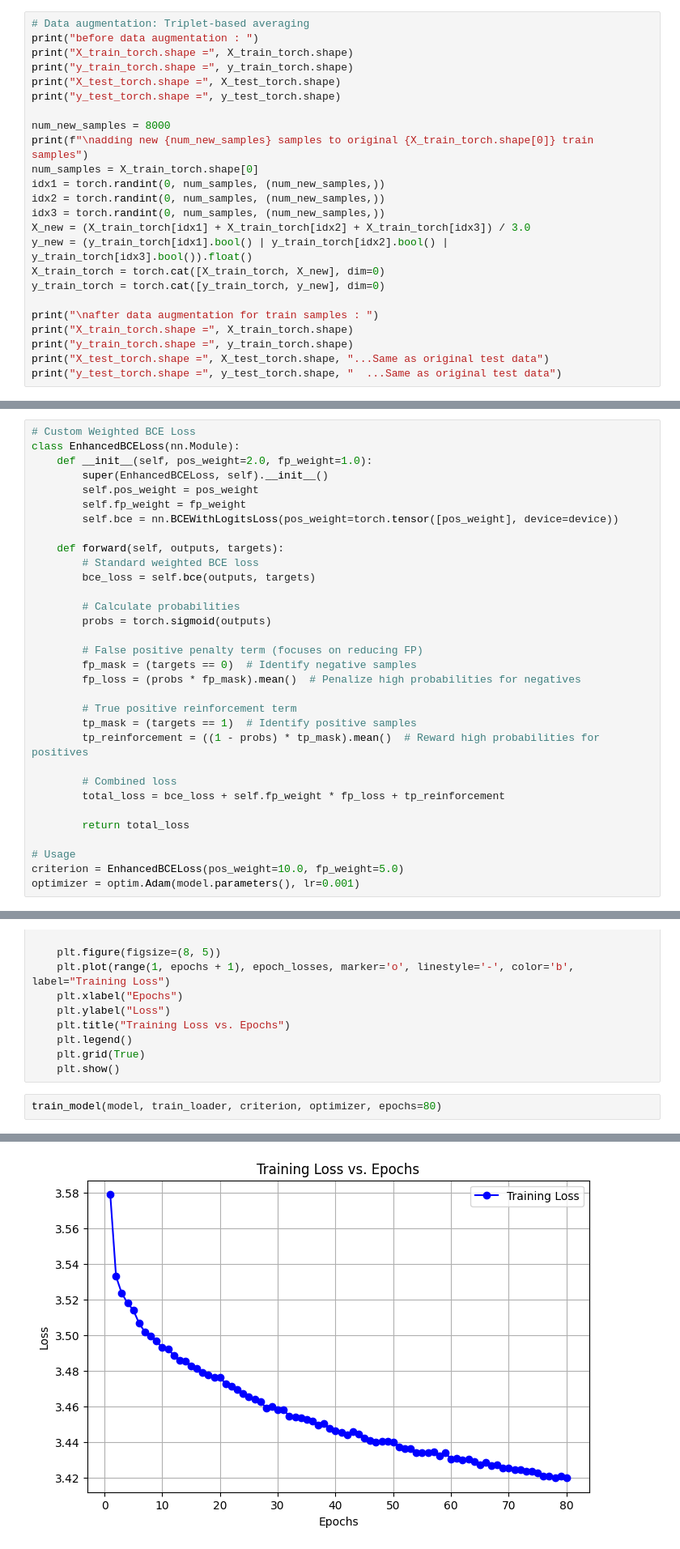
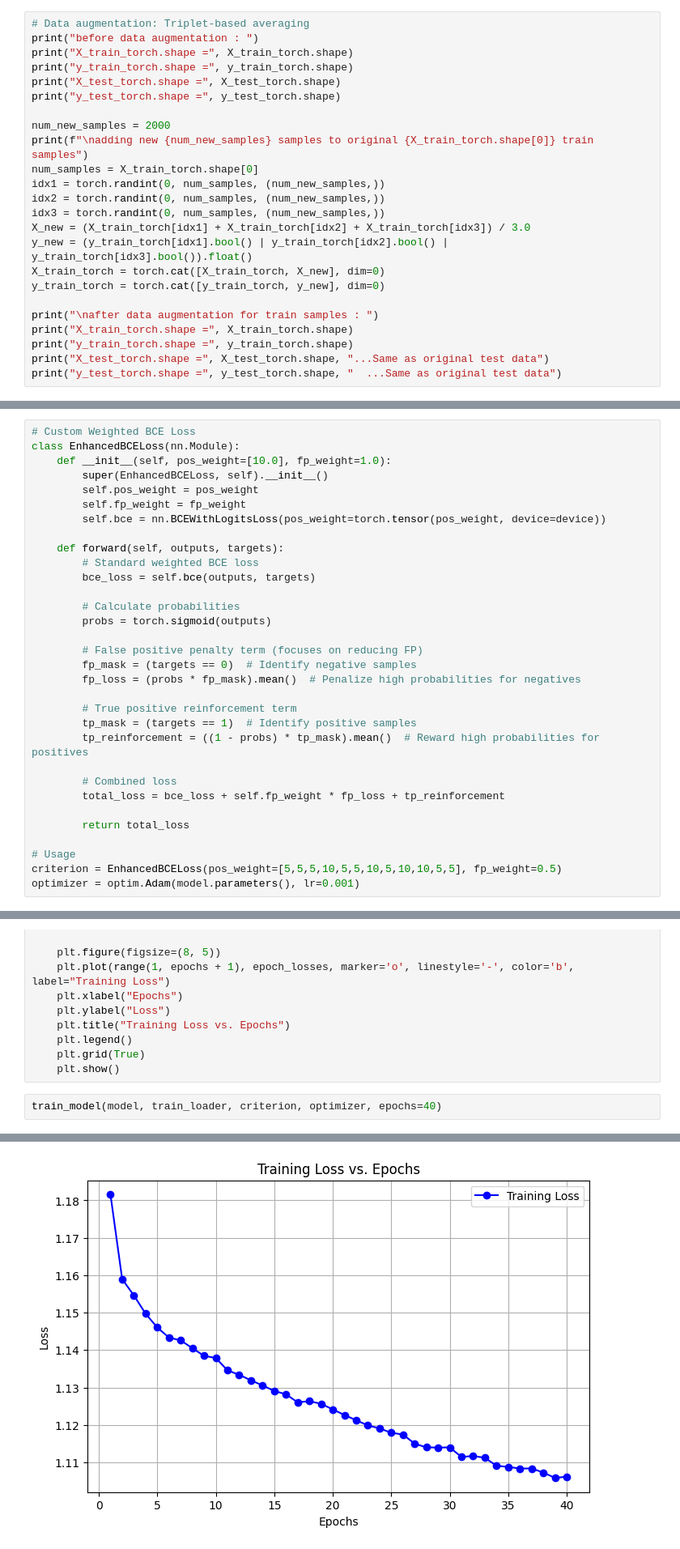
Before and after one commit to shreekar2005/Cheminformatics_DC, a Jupyter notebook: DC2_NN_both_features.ipynb, the cells around one changed output, grey strips where cells are left out. Shown at 81% size. Saved outputs shown, nothing was run; the diff lists cells and outputs as text.

```diff
--- a/DC2_NN_both_features.ipynb
+++ b/DC2_NN_both_features.ipynb
@@ -61,7 +61,7 @@ print("y_train_torch.shape =", y_train_torch.shape)
 print("X_test_torch.shape =", X_test_torch.shape)
 print("y_test_torch.shape =", y_test_torch.shape)
 
-num_new_samples = 8000
+num_new_samples = 2000
 print(f"\nadding new {num_new_samples} samples to original {X_train_torch.shape[0]} train samples")
 num_samples = X_train_torch.shape[0]
 idx1 = torch.randint(0, num_samples, (num_new_samples,))
@@ -236,11 +236,11 @@ FlexibleNN(
 # %%
 # Custom Weighted BCE Loss
 class EnhancedBCELoss(nn.Module):
-    def __init__(self, pos_weight=2.0, fp_weight=1.0):
+    def __init__(self, pos_weight=[10.0], fp_weight=1.0):
         super(EnhancedBCELoss, self).__init__()
         self.pos_weight = pos_weight
         self.fp_weight = fp_weight
-        self.bce = nn.BCEWithLogitsLoss(pos_weight=torch.tensor([pos_weight], device=device))
+        self.bce = nn.BCEWithLogitsLoss(pos_weight=torch.tensor(pos_weight, device=device))
 
     def forward(self, outputs, targets):
         # Standard weighted BCE loss
@@ -263,7 +263,7 @@ class EnhancedBCELoss(nn.Module):
         return total_loss
 
 # Usage
-criterion = EnhancedBCELoss(pos_weight=10.0, fp_weight=5.0)
+criterion = EnhancedBCELoss(pos_weight=[5,5,5,10,5,5,10,5,10,10,5,5], fp_weight=0.5)
 optimizer = optim.Adam(model.parameters(), lr=0.001)
 # %%
 # Training loop
@@ -293,5 +293,5 @@ def train_model(model, train_loader, criterion, optimizer, epochs=20):
     plt.grid(True)
     plt.show()
 # %%
-train_model(model, train_loader, criterion, optimizer, epochs=80)
+train_model(model, train_loader, criterion, optimizer, epochs=40)
 # %% [output]
@@ -315,4 +315,4 @@ Epoch 80/80, Loss: 3.4197
-[figure, old version]
+[figure, new version]
 # %%
 # Evaluation on train
 def evaluate_model_train(model, train_loader):
```
Also changed, not shown: parts of 4 cells of this notebook.
